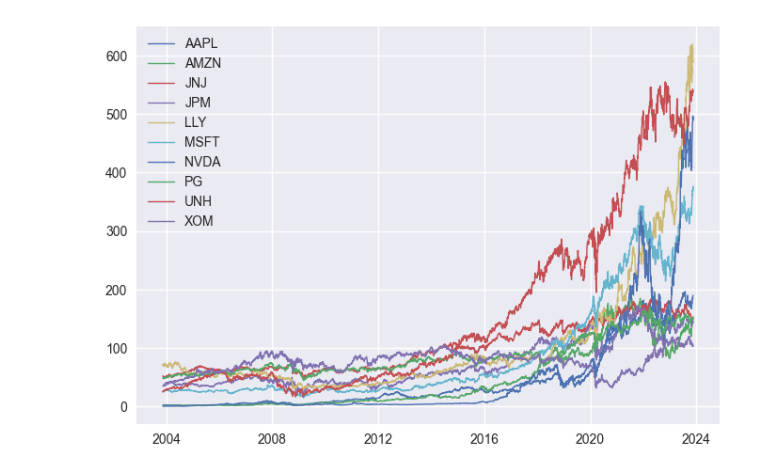
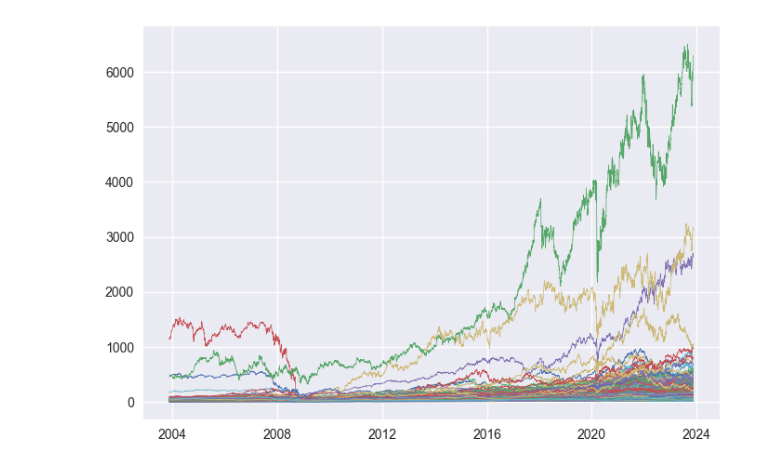
Before and after one commit to Terry-Xu-666/4530_projrct, a Jupyter notebook: OGD.ipynb, the cells around one changed output. Saved outputs shown, nothing was run; the diff lists cells and outputs as text; code cells hidden in the pictures.

```diff
--- a/OGD.ipynb
+++ b/OGD.ipynb
@@ -7,6 +7,7 @@ import matplotlib.pyplot as plt
 import seaborn as sns
 plt.style.use('seaborn')
 # %%
-df_ori = pd.read_csv('./close.csv', sep=',')
+# df_ori = pd.read_csv('./close.csv', sep=',')
+df_ori = pd.read_csv('./close_390.csv', sep=',')
 df_ori.head()
 # %% [output]
@@ -23,9 +25,9 @@ df_ori.index = pd.DatetimeIndex(df_ori.index)
 # %%
 plt.figure()
 for stk in df_ori.columns:
-    plt.plot(df_ori.index, df_ori.loc[:,stk], linewidth=1, label=stk)
-    plt.legend(loc='best')
+    plt.plot(df_ori.index, df_ori.loc[:,stk], linewidth=0.5, label=stk)
+    # plt.legend(loc='best')
 
 plt.show()
 # %% [output]
-[figure, old version]
+[figure, new version]
```
Also changed, not shown: parts of 10 cells of this notebook.
